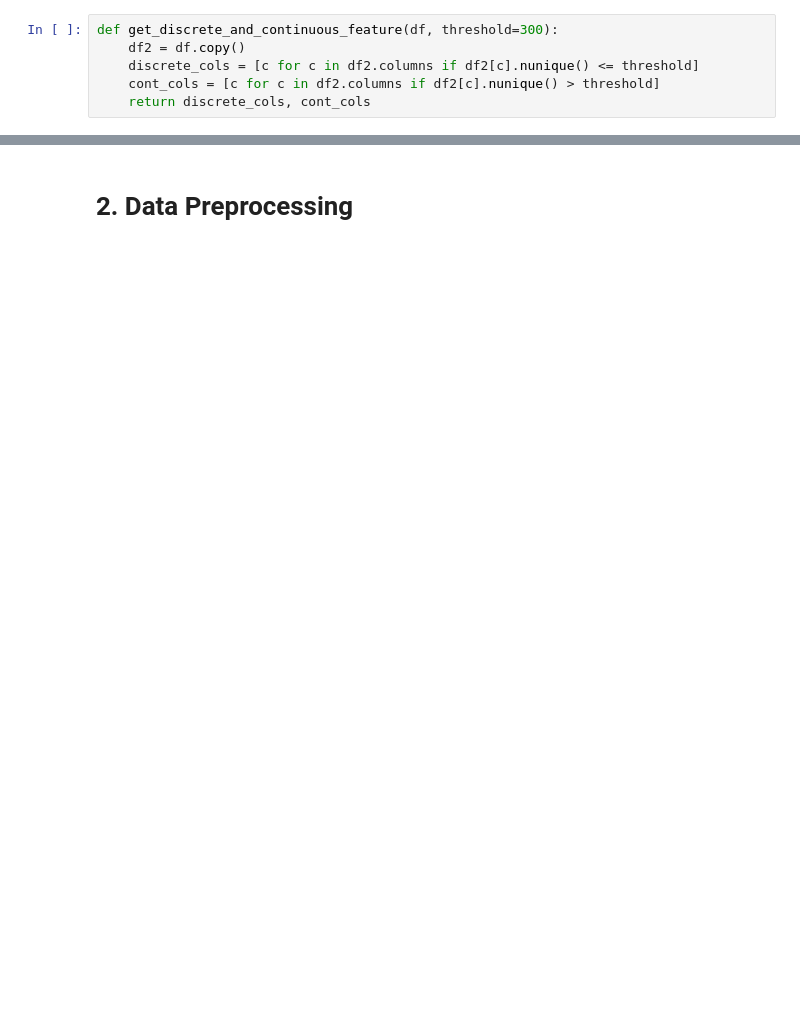
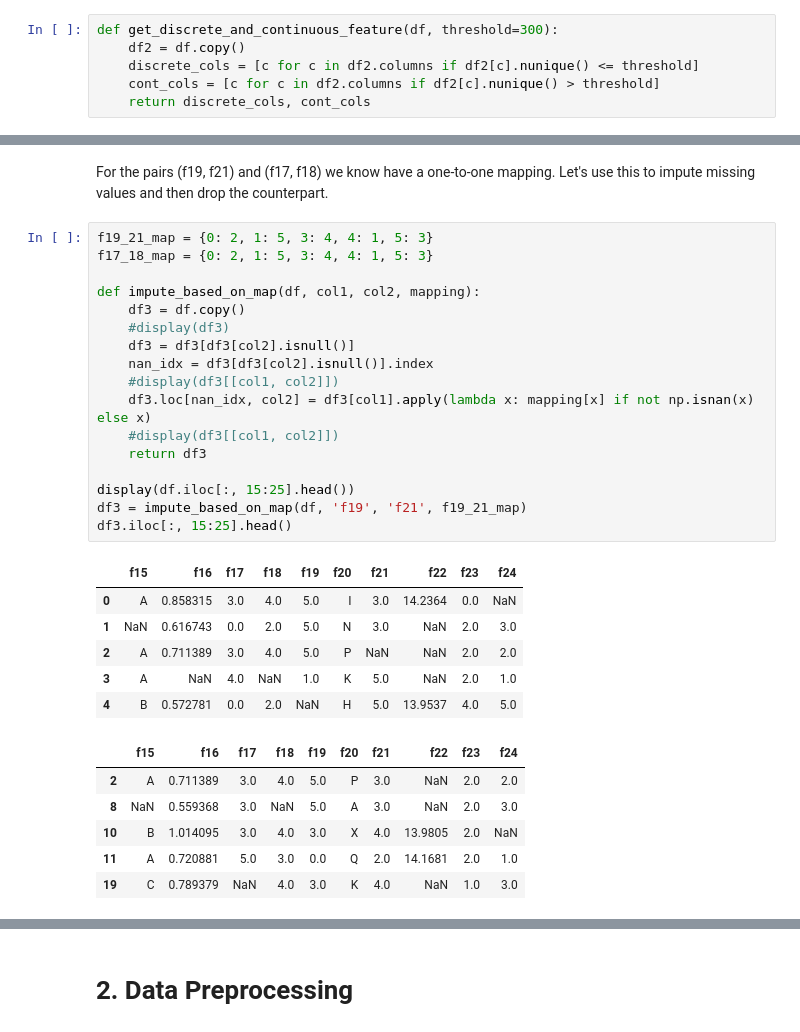
Before and after one commit to wQuole/TDT05, a Jupyter notebook: eda.ipynb, the cells around one changed output, grey strips where cells are left out. Saved outputs shown, nothing was run; the diff lists cells and outputs as text; blank space fills up the shorter version.

```diff
--- a/eda.ipynb
+++ b/eda.ipynb
@@ -279,0 +296,32 @@ Continuous features: ['f4', 'f7', 'f8', 'f10', 'f16', 'f22', 'f30']
+# %% [markdown]
+For the pairs (f19, f21) and (f17, f18) we know have a one-to-one mapping. Let's use this to impute missing values and then drop the counterpart.
+# %%
+f19_21_map = {0: 2, 1: 5, 3: 4, 4: 1, 5: 3}
+f17_18_map = {0: 2, 1: 5, 3: 4, 4: 1, 5: 3}
+
+def impute_based_on_map(df, col1, col2, mapping):
+    df3 = df.copy()
+    #display(df3)
+    df3 = df3[df3[col2].isnull()]
+    nan_idx = df3[df3[col2].isnull()].index
+    #display(df3[[col1, col2]])
+    df3.loc[nan_idx, col2] = df3[col1].apply(lambda x: mapping[x] if not np.isnan(x) else x)
+    #display(df3[[col1, col2]])
+    return df3
+
+display(df.iloc[:, 15:25].head())
+df3 = impute_based_on_map(df, 'f19', 'f21', f19_21_map)
+df3.iloc[:, 15:25].head()
+# %% [output]
+|  | f15 | f16 | f17 | f18 | f19 | f20 | f21 | f22 | f23 | f24 |
+| 0 | A | 0.858315 | 3.0 | 4.0 | 5.0 | I | 3.0 | 14.2364 | 0.0 | NaN |
+| 1 | NaN | 0.616743 | 0.0 | 2.0 | 5.0 | N | 3.0 | NaN | 2.0 | 3.0 |
+| 2 | A | 0.711389 | 3.0 | 4.0 | 5.0 | P | NaN | NaN | 2.0 | 2.0 |
+| 3 | A | NaN | 4.0 | NaN | 1.0 | K | 5.0 | NaN | 2.0 | 1.0 |
+| 4 | B | 0.572781 | 0.0 | 2.0 | NaN | H | 5.0 | 13.9537 | 4.0 | 5.0 |
+|  | f15 | f16 | f17 | f18 | f19 | f20 | f21 | f22 | f23 | f24 |
+| 2 | A | 0.711389 | 3.0 | 4.0 | 5.0 | P | 3.0 | NaN | 2.0 | 2.0 |
+| 8 | NaN | 0.559368 | 3.0 | NaN | 5.0 | A | 3.0 | NaN | 2.0 | 3.0 |
+| 10 | B | 1.014095 | 3.0 | 4.0 | 3.0 | X | 4.0 | 13.9805 | 2.0 | NaN |
+| 11 | A | 0.720881 | 5.0 | 3.0 | 0.0 | Q | 2.0 | 14.1681 | 2.0 | 1.0 |
+| 19 | C | 0.789379 | NaN | 4.0 | 3.0 | K | 4.0 | NaN | 1.0 | 3.0 |
```
Also changed, not shown: parts of 50 cells of this notebook.
